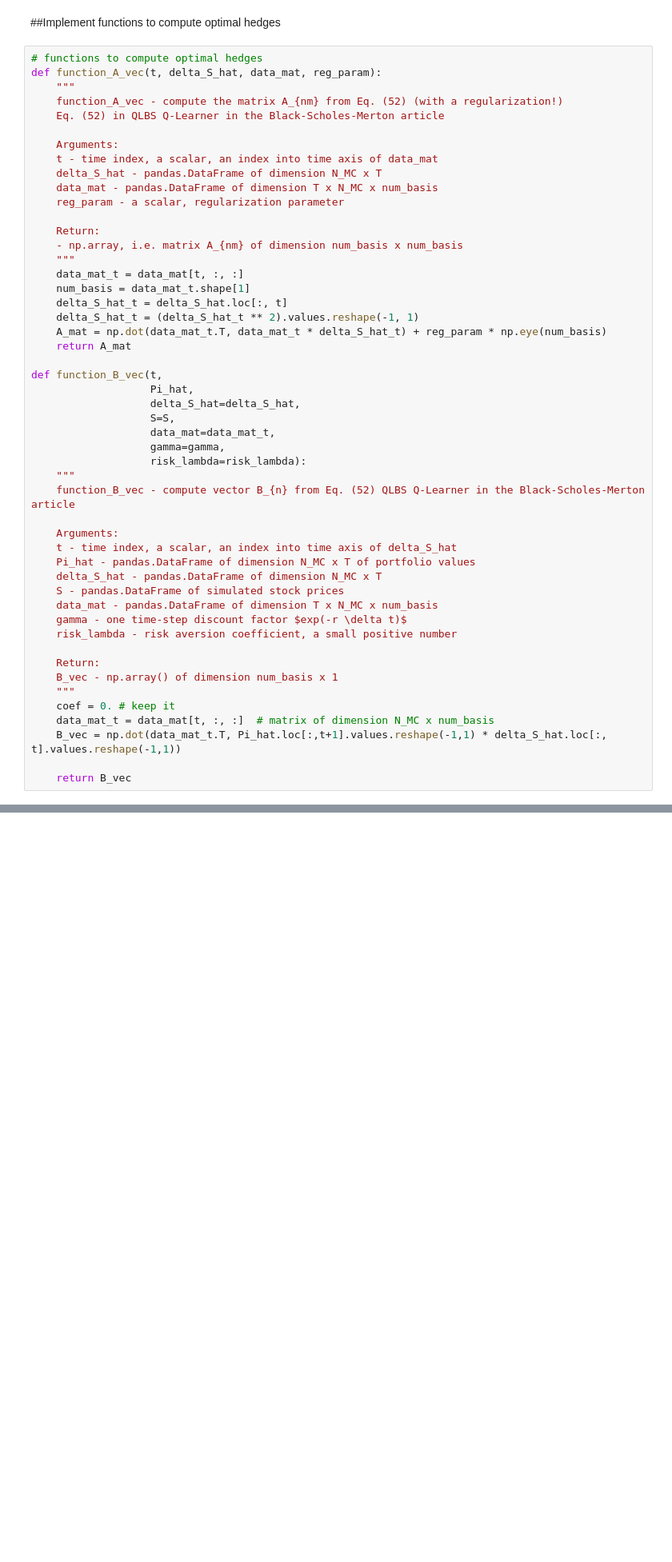
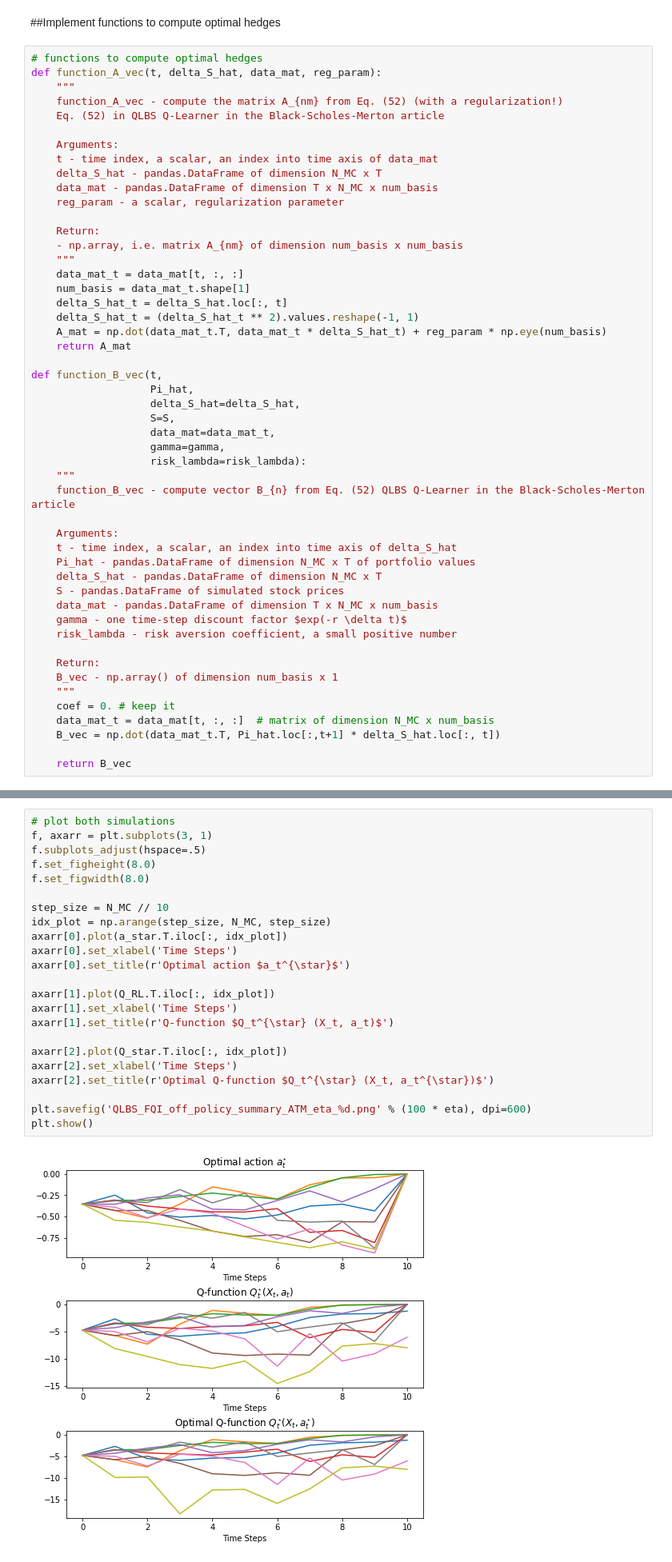
Before and after one commit to enriquecorimayo/Doctorado, a Jupyter notebook: QLBSwithSimulation.ipynb, the cells around one changed output, grey strips where cells are left out. Shown at 80% size. Drawn from its saved outputs; the diff is of its cells as text; blank space fills up the shorter version.

```diff
--- a/QLBSwithSimulation.ipynb
+++ b/QLBSwithSimulation.ipynb
@@ -385,7 +401,7 @@ def function_B_vec(t,
     """
     coef = 0. # keep it
     data_mat_t = data_mat[t, :, :]  # matrix of dimension N_MC x num_basis
-    B_vec = np.dot(data_mat_t.T, Pi_hat.loc[:,t+1].values.reshape(-1,1) * delta_S_hat.loc[:, t].values.reshape(-1,1))
+    B_vec = np.dot(data_mat_t.T, Pi_hat.loc[:,t+1] * delta_S_hat.loc[:, t])
 
     return B_vec
 # %% [markdown]
@@ -589,0 +793,25 @@ del Psi_1_aux, Psi_2_aux,
+# %%
+# plot both simulations
+f, axarr = plt.subplots(3, 1)
+f.subplots_adjust(hspace=.5)
+f.set_figheight(8.0)
+f.set_figwidth(8.0)
+
+step_size = N_MC // 10
+idx_plot = np.arange(step_size, N_MC, step_size)
+axarr[0].plot(a_star.T.iloc[:, idx_plot])
+axarr[0].set_xlabel('Time Steps')
+axarr[0].set_title(r'Optimal action $a_t^{\star}$')
+
+axarr[1].plot(Q_RL.T.iloc[:, idx_plot])
+axarr[1].set_xlabel('Time Steps')
+axarr[1].set_title(r'Q-function $Q_t^{\star} (X_t, a_t)$')
+
+axarr[2].plot(Q_star.T.iloc[:, idx_plot])
+axarr[2].set_xlabel('Time Steps')
+axarr[2].set_title(r'Optimal Q-function $Q_t^{\star} (X_t, a_t^{\star})$')
+
+plt.savefig('QLBS_FQI_off_policy_summary_ATM_eta_%d.png' % (100 * eta), dpi=600)
+plt.show()
+# %% [output]
+[figure, added]
```
Also changed, not shown: parts of 23 cells of this notebook.
